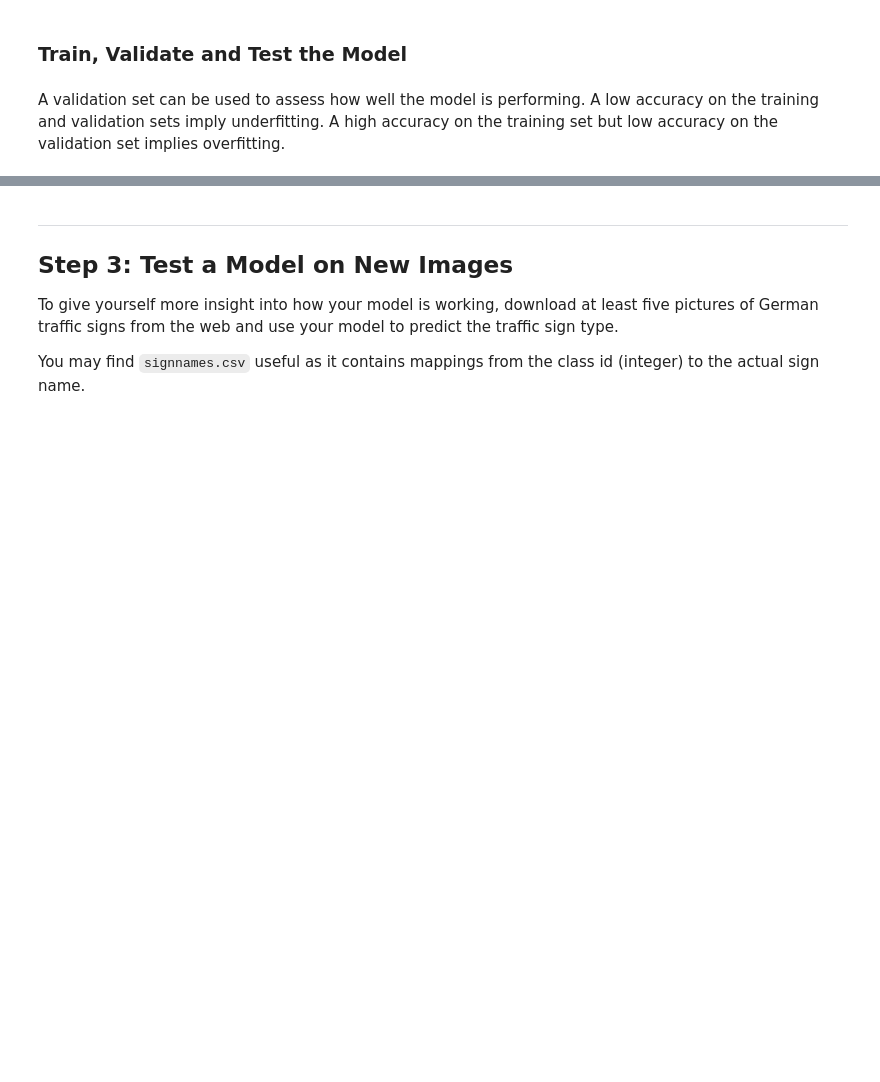
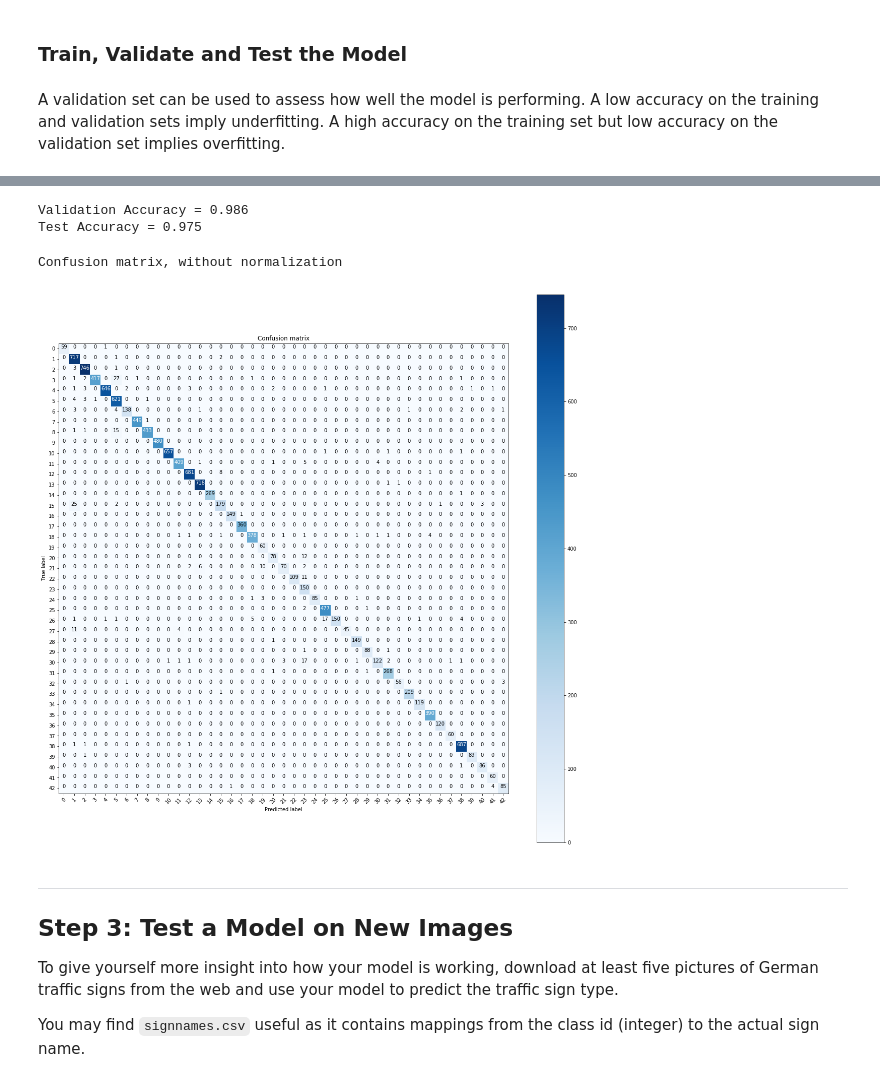
Before and after one commit to utsawk/CarND-Traffic-Sign-Classifier-Project, a Jupyter notebook: Traffic_Sign_Classifier.ipynb, the cells around one changed output, grey strips where cells are left out. Saved outputs shown, nothing was run; the diff lists cells and outputs as text; code cells hidden in the pictures; blank space fills up the shorter version.

```diff
--- a/Traffic_Sign_Classifier.ipynb
+++ b/Traffic_Sign_Classifier.ipynb
@@ -247,11 +270,10 @@ for i in range(10):
 def data_augmentation(X_train, y_train):
     # X_hist_eq = np.array([hist_equalization(image) for image in X_train])
     n_train = X_train.shape[0]
-    X_rotate = np.array([rotate_image(image) for image in X_train]).reshape((n_train,32,32,1))
-    X_scale = np.array([scale_image(image) for image in X_train]).reshape((n_train,32,32,1))
+    X_rotate_and_scale = np.array([rotate_and_scale_image_Helper(image) for image in X_train]).reshape((n_train,32,32,1))
+    X_perturb = np.array([perturb_image(image) for image in X_train]).reshape((n_train,32,32,1))
     X_motion_blur = np.array([motion_blur(image) for image in X_train]).reshape((n_train,32,32,1))
-    X_train = np.concatenate((X_train, X_rotate, \
-                              X_scale, X_motion_blur), axis = 0)
+    X_train = np.concatenate((X_train, X_rotate_and_scale, X_perturb, X_motion_blur), axis = 0)
     y_train = np.concatenate((y_train, y_train, y_train, y_train))
     return X_train, y_train
 
@@ -269,7 +291,7 @@ std = np.std(X_train)
 X_train = np.array([preprocess(image) for image in X_train])
 X_valid = np.array([preprocess(image) for image in X_valid])
 X_test = np.array([preprocess(image) for image in X_test])
-print("New number of training examples = ", X_train.shape[0])
+print("New number of training examples = ", X_train.shape)
 print("Saving preprocessed images to avoid running re-running this module")
 np.save('X_train', X_train)
 np.save('X_valid', X_valid)
@@ -280,7 +305,7 @@ print("Loading data from saved numpy files...")
 X_train = np.load('X_train.npy')
 X_valid = np.load('X_valid.npy')
 X_test = np.load('X_test.npy')
-y_train = np.concatenate((y_train, y_train, y_train, y_train, y_train, y_train))
+y_train = np.concatenate((y_train, y_train, y_train))
 print("Done!")
 # %% [markdown]
 ### Model Architecture
@@ -290,7 +315,7 @@ print("Done!")
 
 import tensorflow as tf
 
-EPOCHS = 100
+EPOCHS = 20
 BATCH_SIZE = 128
 # %%
 # hyper parameters are defined in this cell
@@ -525,5 +550,5 @@ with tf.Session() as sess:
         print("Validation Accuracy = {:.3f}".format(validation_accuracy[i]))
         print()
 
-    saver.save(sess, 'SermaNetAug')
+    saver.save(sess, './OptimizedModel')
     print("Done")
@@ -540,69 +585,65 @@ plt.show()
 # %%
 with tf.Session() as sess:
     saver.restore(sess, tf.train.latest_checkpoint('.'))
-    training_accuracy = evaluate(X_train, y_train)
+    # training_accuracy = evaluate(X_train, y_train)
     validation_accuracy = evaluate(X_valid, y_valid)
     test_accuracy = evaluate(X_test, y_test)
-    print("Training Accuracy = {:.3f}".format(training_accuracy))
+    # print("Training Accuracy = {:.3f}".format(training_accuracy))
     print("Validation Accuracy = {:.3f}".format(validation_accuracy))
     print("Test Accuracy = {:.3f}".format(test_accuracy))
-    #metrics
-    # y_p = tf.argmax(logits, 1)
-    # y_pred = sess.run(y_p, feed_dict={x: X_test, y: y_test, keep_prob_cl: 1.0, \
-    #                                  keep_prob_fc: 1.0, rate: learning_rate, training: batch_norm})
+    y_predicted_labels = tf.argmax(logits, 1)
+    y_prediction = sess.run(y_p, feed_dict={x: X_test, y: y_test, keep_prob_cl: 1.0, \
+                                      keep_prob_fc: 1.0, rate: learning_rate, training: False})
+# %% [output]
+Validation Accuracy = 0.986
+Test Accuracy = 0.975
 # %%
 from sklearn import metrics
 import seaborn as sn
 import itertools
+
+# Plotting the confusion matrix to analyze performance
 
 def plot_confusion_matrix(cm, classes,
                           normalize=False,
                           title='Confusion matrix',
                           cmap=plt.cm.Blues):
     """
     Source: http://scikit-learn.org/stable/auto_examples/model_selection/plot_confusion_matrix.html
     This function prints and plots the confusion matrix.
     Normalization can be applied by setting `normalize=True`.
     """
     if normalize:
         cm = cm.astype('float') / cm.sum(axis=1)[:, np.newaxis]
         print("Normalized confusion matrix")
     else:
         print('Confusion matrix, without normalization')
 
     # print(cm)
-
+    plt.figure(figsize=(20,20))
     plt.imshow(cm, interpolation='nearest', cmap=cmap)
     plt.title(title)
     plt.colorbar()
     tick_marks = np.arange(len(classes))
     plt.xticks(tick_marks, classes, rotation=45)
     plt.yticks(tick_marks, classes)
 
     fmt = '.2f' if normalize else 'd'
     thresh = cm.max() / 2.
-    #for i, j in itertools.product(range(cm.shape[0]), range(cm.shape[1])):
-    #    plt.text(j, i, format(cm[i, j], fmt),
-    #             horizontalalignment="center",
-    #             color="white" if cm[i, j] > thresh else "black")
+    for i, j in itertools.product(range(cm.shape[0]), range(cm.shape[1])):
+        plt.text(j, i, format(cm[i, j], fmt),
+                 horizontalalignment="center",
+                 color="white" if cm[i, j] > thresh else "black")
 
     # plt.tight_layout()
     plt.ylabel('True label')
     plt.xlabel('Predicted label')
 
-cm = np.array(pd.read_csv('cm.csv', header=None))
+cm = metrics.confusion_matrix(y_test, y_pred)
 plot_confusion_matrix(cm, sign_names['ClassId'].values)
-
-#print ("test accuracy:", test_accuracy)
-#y_true = y_test
-#print ("Precision", metrics.precision_score(y_true, y_pred, average='macro'))
-#print ("Recall", metrics.recall_score(y_true, y_pred, average='micro'))
-#print ("f1_score", metrics.f1_score(y_true, y_pred, average='weighted'))
-#print ("Confusion_matrix")
-#cm = metrics.confusion_matrix(y_true, y_pred)
-#print (cm)
-# Save the confusion matrix in a csv file:
-# np.savetxt("cm.csv", cm, delimiter=",")
+# %% [output]
+Confusion matrix, without normalization
+[figure, added]
 # %% [markdown]
 ---
 
```
Also changed, not shown: parts of 11 cells of this notebook.
